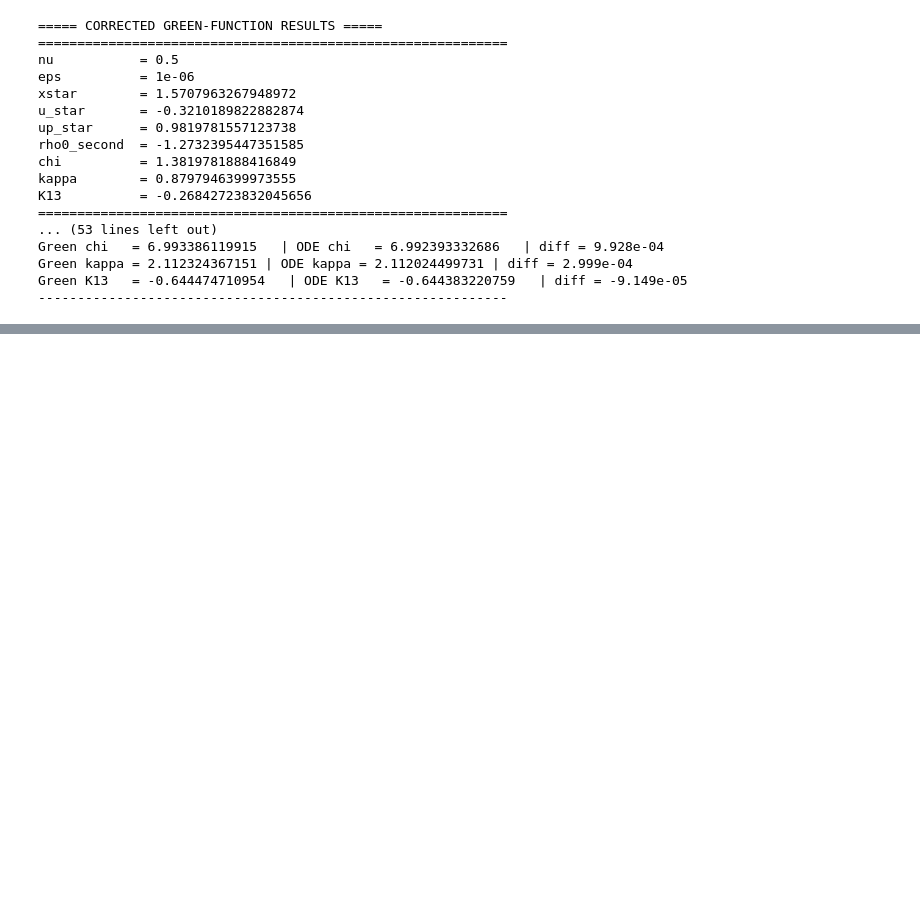
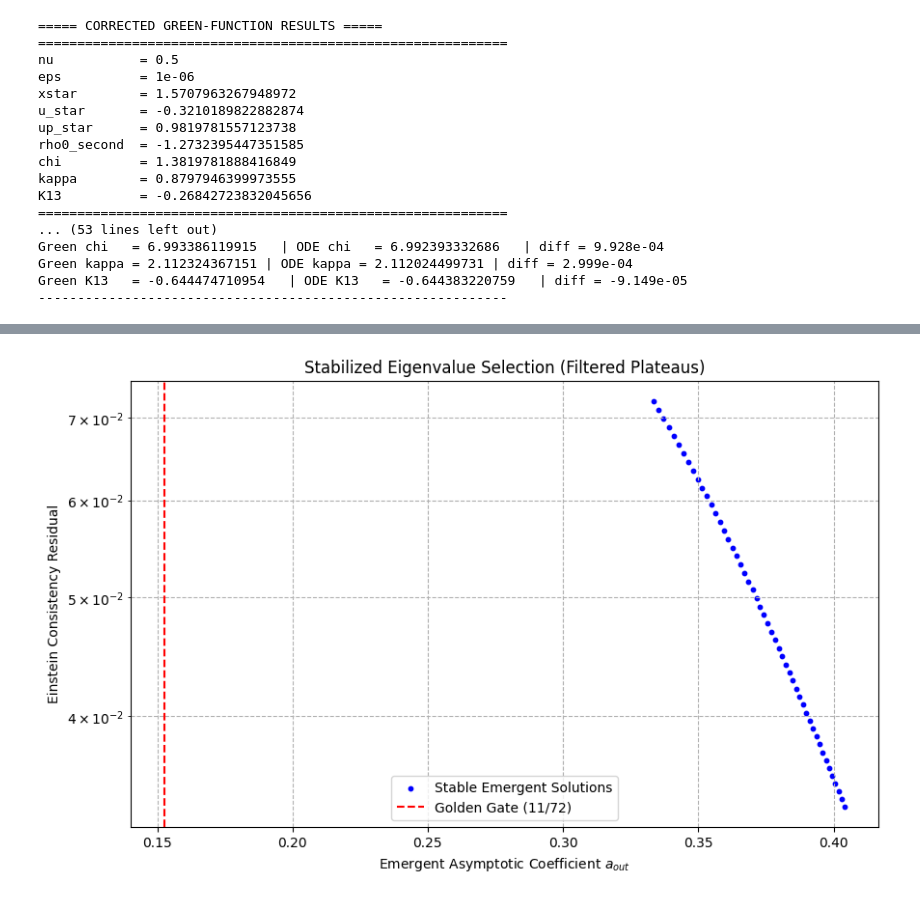
Before and after one commit to kawastony/Quantum_Gravity, a Jupyter notebook: Paper_37_tests.ipynb, the cells around one changed output, grey strips where cells are left out. Cells and saved outputs as stored; diff of their text form; code cells hidden in the pictures; blank space fills up the shorter version.

```diff
--- a/Paper_37_tests.ipynb
+++ b/Paper_37_tests.ipynb
@@ -1194,0 +1456,30 @@ Green K13   = -0.644474710954   | ODE K13   = -0.644383220759   | diff = -9.149e
+# %%
+# Refined scan: focusing on the near-zero tail amplitude where physical a lives
+sigmas = np.linspace(-0.15, 0.05, 50)
+pc_ref = 0.45
+rhoc_ref = 0.2
+
+a_vals = []
+err_vals = []
+
+for s in sigmas:
+    ao, err = run_inverse_shooting(pc_ref, s, rhoc_ref)
+    if ao is not None:
+        a_vals.append(ao)
+        err_vals.append(err)
+
+if len(a_vals) > 0:
+    plt.figure(figsize=(10, 6))
+    plt.scatter(a_vals, err_vals, c='blue', s=10, label='Stable Emergent Solutions')
+    plt.axvline(11/72, color='r', linestyle='--', label='Golden Gate (11/72)')
+    plt.xlabel('Emergent Asymptotic Coefficient $a_{out}$')
+    plt.ylabel('Einstein Consistency Residual')
+    plt.yscale('log')
+    plt.title('Stabilized Eigenvalue Selection (Filtered Plateaus)')
+    plt.legend()
+    plt.grid(True, which="both", ls="--")
+    plt.show()
+else:
+    print("No stable plateaus found in this range. Try adjusting pc_ref.")
+# %% [output]
+[figure, added]
```
Also changed, not shown: parts of 23 cells of this notebook.
